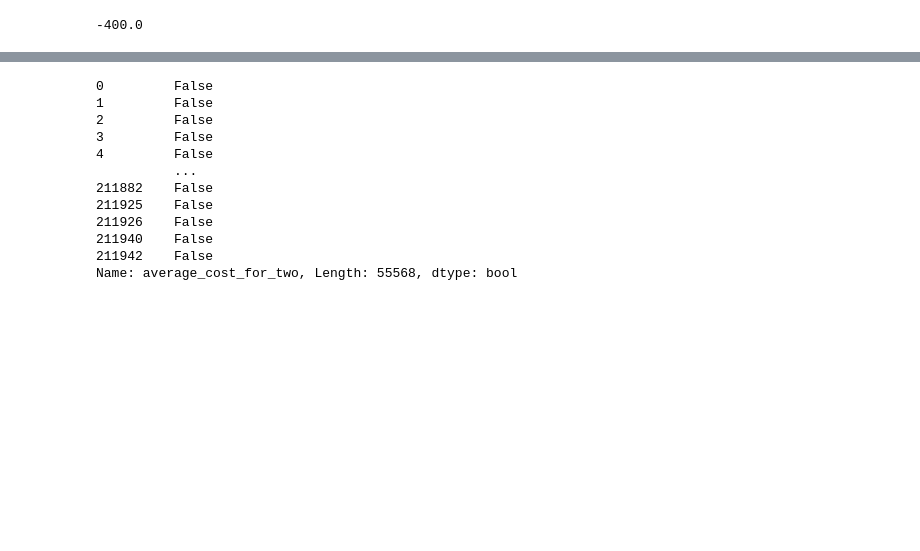
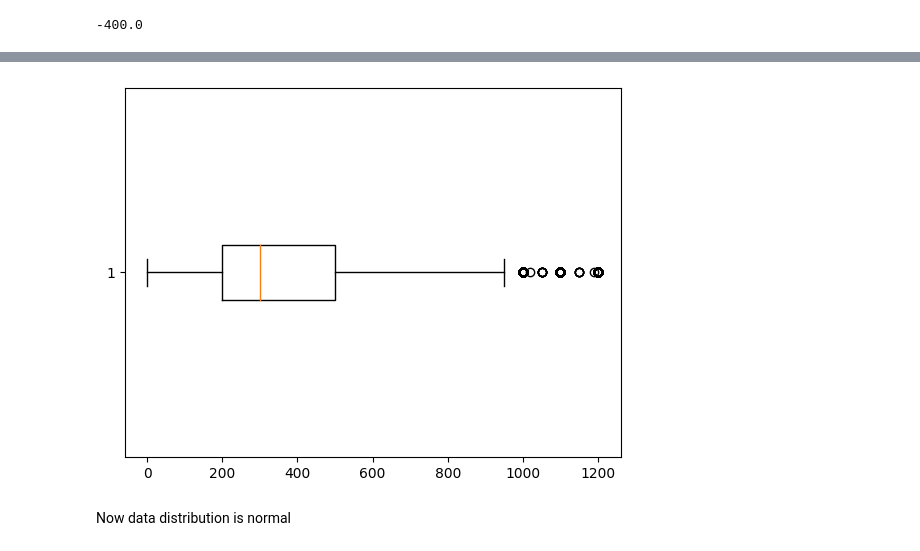
Before and after one commit to creatVish/Ecommerce-Sales-Analysis, a Jupyter notebook: Zomato_Data_Analysis.ipynb, the cells around one changed output, grey strips where cells are left out. Saved outputs shown, nothing was run; the diff lists cells and outputs as text; code cells hidden in the pictures; blank space fills up the shorter version.

```diff
--- a/Zomato_Data_Analysis.ipynb
+++ b/Zomato_Data_Analysis.ipynb
@@ -192,4 +197,4 @@ lower_limit
 # %% [output]
 -400.0
 # %%
-df['average_cost_for_two']df['average_cost_for_two'] > upper_limit
+cleaned_data = df.loc[(df['average_cost_for_two'] >= lower_limit) & (df['average_cost_for_two'] <= upper_limit)]
@@ -198,15 +201,8 @@ SyntaxError: invalid syntax (<ipython-input-86-3bf8da0c9f44>, line 1)
-# %%
-outliers
-# %% [output]
-0         False
-1         False
-2         False
-3         False
-4         False
-          ...
-211882    False
-211925    False
-211926    False
-211940    False
-211942    False
-Name: average_cost_for_two, Length: 55568, dtype: bool
+# %%
+plt.boxplot(cleaned_data['average_cost_for_two'], vert=False)
+
+plt.show()
+# %% [output]
+[figure, added]
+# %% [markdown]
+Now data distribution is normal
```
Also changed, not shown: parts of 43 cells of this notebook.
